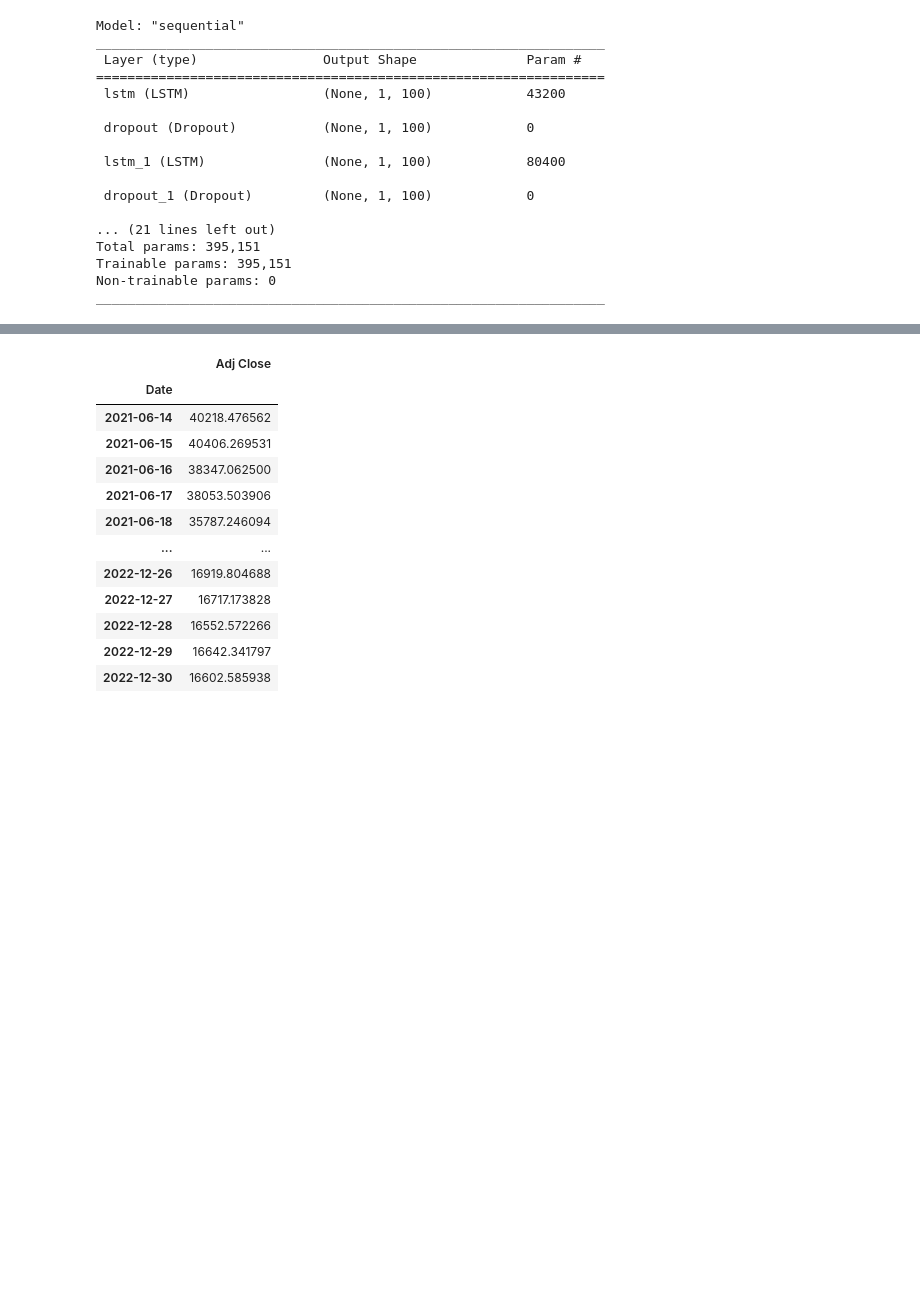
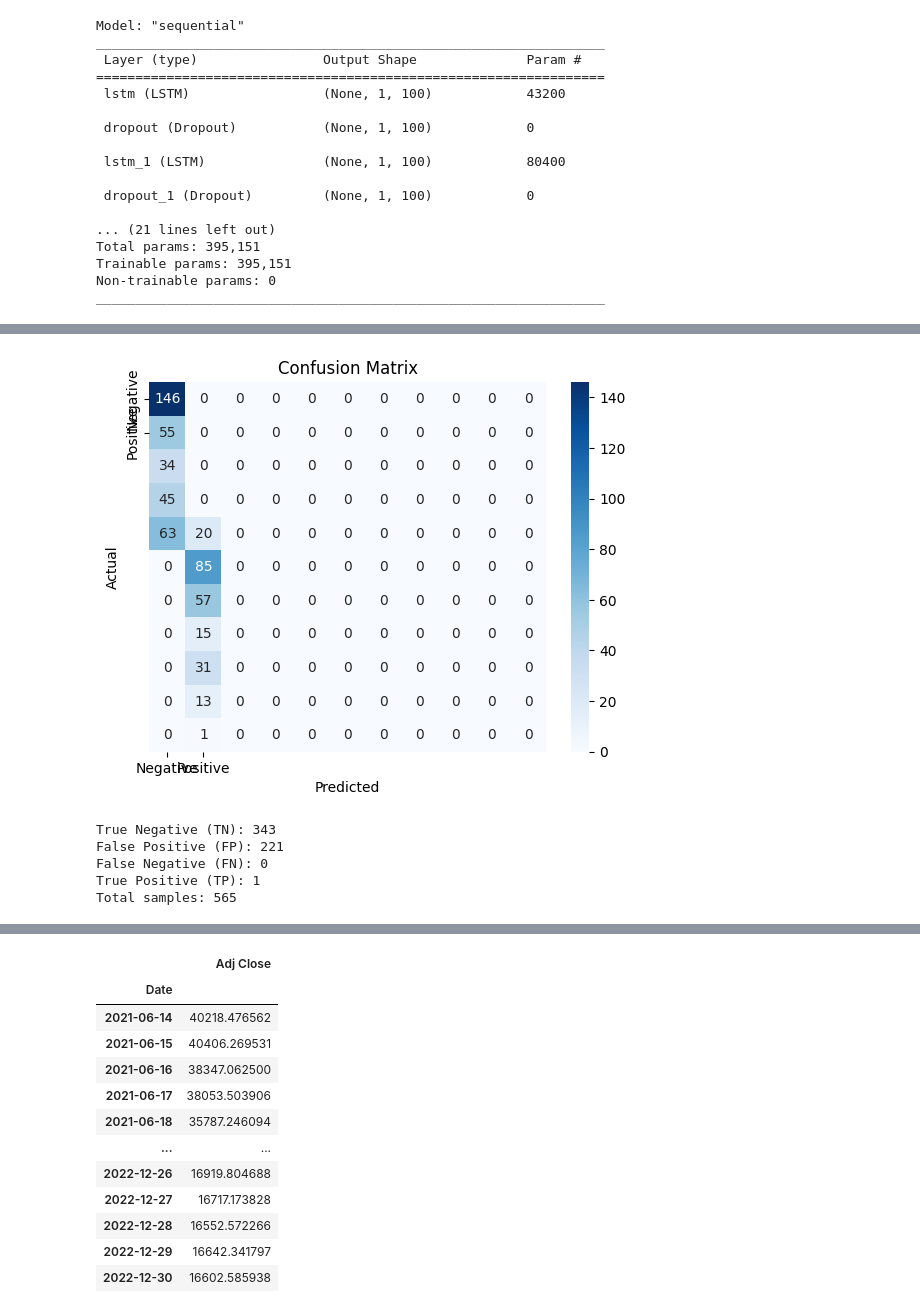
Before and after one commit to amjed87/doc, a Jupyter notebook: Practical/hybrid-LSTM-bidLSTM-GRU/BTC-Case1-indcators.ipynb, the cells around one changed output, grey strips where cells are left out. Cells and saved outputs as stored; diff of their text form; code cells hidden in the pictures; blank space fills up the shorter version.

```diff
--- a/Practical/hybrid-LSTM-bidLSTM-GRU/BTC-Case1-indcators.ipynb
+++ b/Practical/hybrid-LSTM-bidLSTM-GRU/BTC-Case1-indcators.ipynb
@@ -295,0 +452,17 @@ mse, accuracy, mae = model.evaluate(X_test, y_test)
+# %%
+from sklearn.metrics import confusion_matrix
+bins = np.linspace(0, 1, num=11)
+
+# discretize y_test into categories
+y_test_cat = np.digitize(y_test, bins) - 1  # subtract 1 to make categories start from 0
+
+# convert probabilities to binary labels using a threshold
+y_pred_prob1 = y_test_pred.copy()
+y_pred_binary1 = np.where(y_pred_prob1>= 0.5, 1, 0)
+
+
+
+# calculate confusion matrix
+cm_test = confusion_matrix(y_test_cat, y_pred_binary1)
+
+print(cm_test)
@@ -295,0 +481,54 @@ mse, accuracy, mae = model.evaluate(X_test, y_test)
+# %%
+
+# Create a figure and axes
+fig, ax = plt.subplots()
+
+# Create a heatmap using seaborn
+sns.heatmap(cm_test, annot=True, cmap='Blues', fmt='g')
+
+# Set labels, title, and ticks
+ax.set_xlabel('Predicted')
+ax.set_ylabel('Actual')
+ax.set_title('Confusion Matrix')
+
+# Set tick positions and labels
+tick_positions = [0.5, 1.5]
+tick_labels = ['Negative', 'Positive']
+ax.set_xticks(tick_positions)
+ax.set_xticklabels(tick_labels)
+ax.set_yticks(tick_positions)
+ax.set_yticklabels(tick_labels)
+
+# Show the plot
+plt.show()
+# %% [output]
+[figure, added]
+# %%
+cclass_names = ["negative", "positive"]
+
+
+# convert y_test and y_pred to binary
+y_test_binary = y_test.copy()
+y_test_binary[y_test_binary != class_names.index("positive")] = 0
+y_test_binary[y_test_binary == class_names.index("positive")] = 1
+
+y_pred_prob1 = y_test_pred.copy()
+y_pred_binary1 = np.where(y_pred_prob1 >= 0.5, 1, 0)
+
+# calculate confusion matrix
+cm_test = confusion_matrix(y_test_binary, y_pred_binary1)
+
+# calculate TN, FP, FN, TP
+tn_t, fp_t, fn_t, tp_t = cm_test.ravel()
+
+print("True Negative (TN):", tn_t)
+print("False Positive (FP):", fp_t)
+print("False Negative (FN):", fn_t)
+print("True Positive (TP):", tp_t)
+print("Total samples:", len(y_test_binary))
+# %% [output]
+True Negative (TN): 343
+False Positive (FP): 221
+False Negative (FN): 0
+True Positive (TP): 1
+Total samples: 565
```
Also changed, not shown: parts of 17 cells of this notebook, 11 other files.
